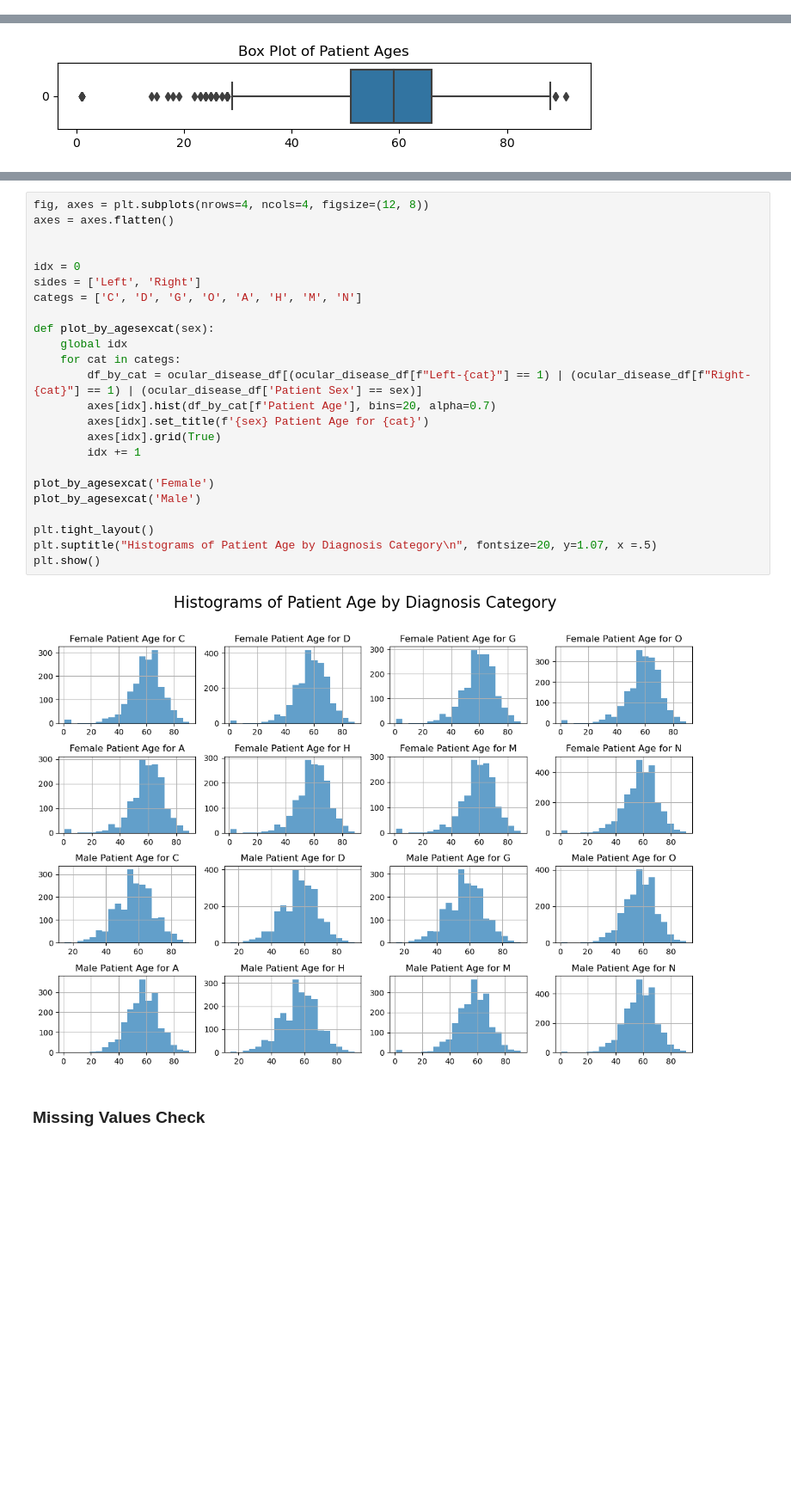
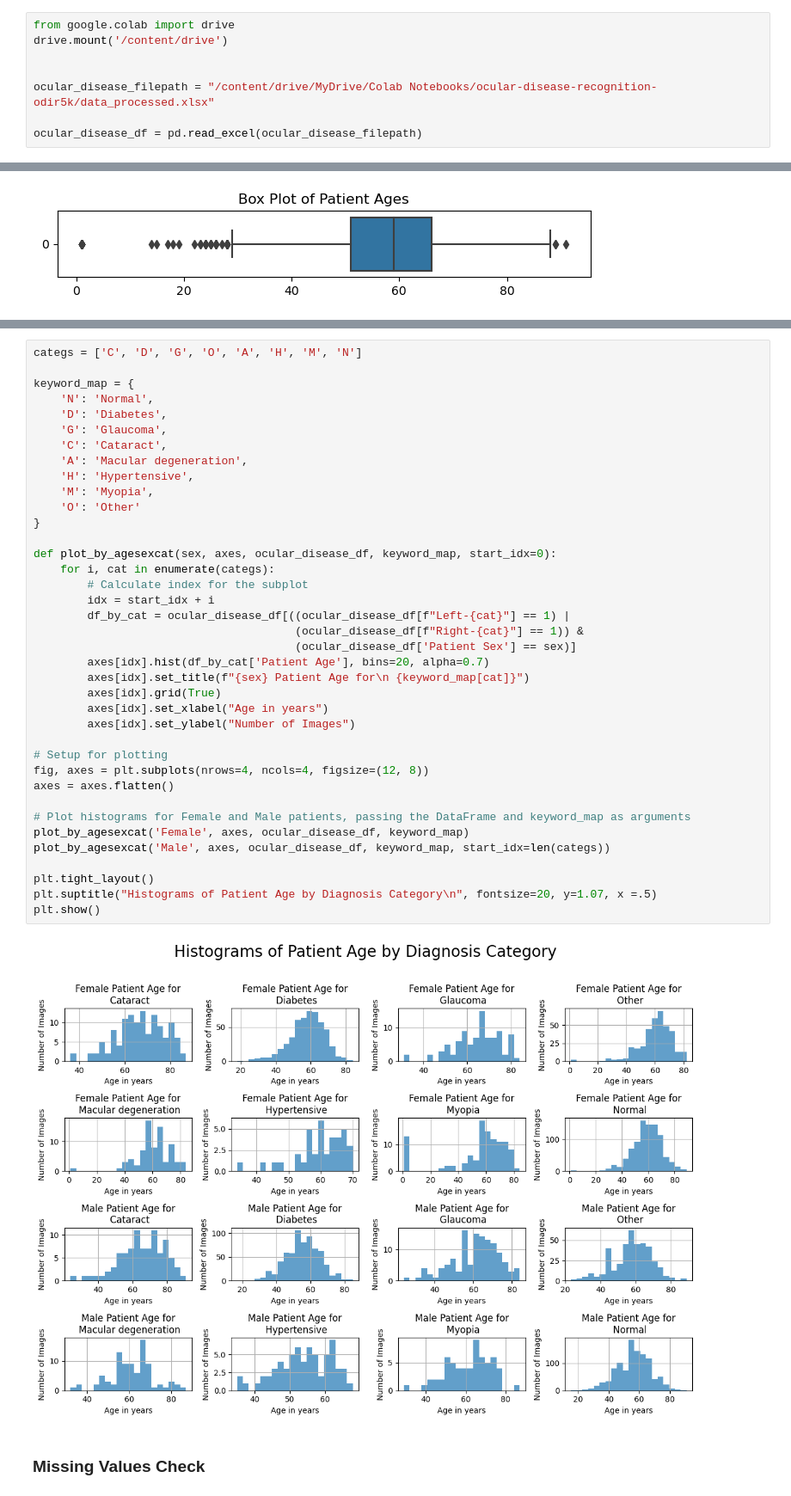
Before and after one commit to sarahdurrani22/CV-Prediction-of-Ocular-Disease, a Jupyter notebook: CV_to_Predict_Ocular_Disease_main.ipynb, the cells around one changed output, grey strips where cells are left out. Shown: that part at 86% size. Saved outputs shown, nothing was run; the diff lists cells and outputs as text; blank space fills up the shorter version.

```diff
--- a/CV_to_Predict_Ocular_Disease_main.ipynb
+++ b/CV_to_Predict_Ocular_Disease_main.ipynb
@@ -69,0 +66,8 @@ ocular_disease_df = pd.read_excel(ocular_disease_filepath)
+# %%
+from google.colab import drive
+drive.mount('/content/drive')
+
+
+ocular_disease_filepath = "/content/drive/MyDrive/Colab Notebooks/ocular-disease-recognition-odir5k/data_processed.xlsx"
+
+ocular_disease_df = pd.read_excel(ocular_disease_filepath)
@@ -148,29 +196,43 @@ plt.show()
 # %%
+categs = ['C', 'D', 'G', 'O', 'A', 'H', 'M', 'N']
+
+keyword_map = {
+    'N': 'Normal',
+    'D': 'Diabetes',
+    'G': 'Glaucoma',
+    'C': 'Cataract',
+    'A': 'Macular degeneration',
+    'H': 'Hypertensive',
+    'M': 'Myopia',
+    'O': 'Other'
+}
+
+def plot_by_agesexcat(sex, axes, ocular_disease_df, keyword_map, start_idx=0):
+    for i, cat in enumerate(categs):
+        # Calculate index for the subplot
+        idx = start_idx + i
+        df_by_cat = ocular_disease_df[((ocular_disease_df[f"Left-{cat}"] == 1) |
+                                       (ocular_disease_df[f"Right-{cat}"] == 1)) &
+                                       (ocular_disease_df['Patient Sex'] == sex)]
+        axes[idx].hist(df_by_cat['Patient Age'], bins=20, alpha=0.7)
+        axes[idx].set_title(f"{sex} Patient Age for\n {keyword_map[cat]}")
+        axes[idx].grid(True)
+        axes[idx].set_xlabel("Age in years")
+        axes[idx].set_ylabel("Number of Images")
+
+# Setup for plotting
 fig, axes = plt.subplots(nrows=4, ncols=4, figsize=(12, 8))
 axes = axes.flatten()
 
-
-idx = 0
-sides = ['Left', 'Right']
-categs = ['C', 'D', 'G', 'O', 'A', 'H', 'M', 'N']
-
-def plot_by_agesexcat(sex):
-    global idx
-    for cat in categs:
-        df_by_cat = ocular_disease_df[(ocular_disease_df[f"Left-{cat}"] == 1) | (ocular_disease_df[f"Right-{cat}"] == 1) | (ocular_disease_df['Patient Sex'] == sex)]
-        axes[idx].hist(df_by_cat[f'Patient Age'], bins=20, alpha=0.7)
-        axes[idx].set_title(f'{sex} Patient Age for {cat}')
-        axes[idx].grid(True)
-        idx += 1
-
-plot_by_agesexcat('Female')
-plot_by_agesexcat('Male')
+# Plot histograms for Female and Male patients, passing the DataFrame and keyword_map as arguments
+plot_by_agesexcat('Female', axes, ocular_disease_df, keyword_map)
+plot_by_agesexcat('Male', axes, ocular_disease_df, keyword_map, start_idx=len(categs))
 
 plt.tight_layout()
 plt.suptitle("Histograms of Patient Age by Diagnosis Category\n", fontsize=20, y=1.07, x =.5)
 plt.show()
 # %% [output]
-[figure, old version]
+[figure, new version]
 # %% [markdown]
 ### Missing Values Check
 # %% [markdown]
```
Also changed, not shown: parts of 5 cells of this notebook, 3 other files.
